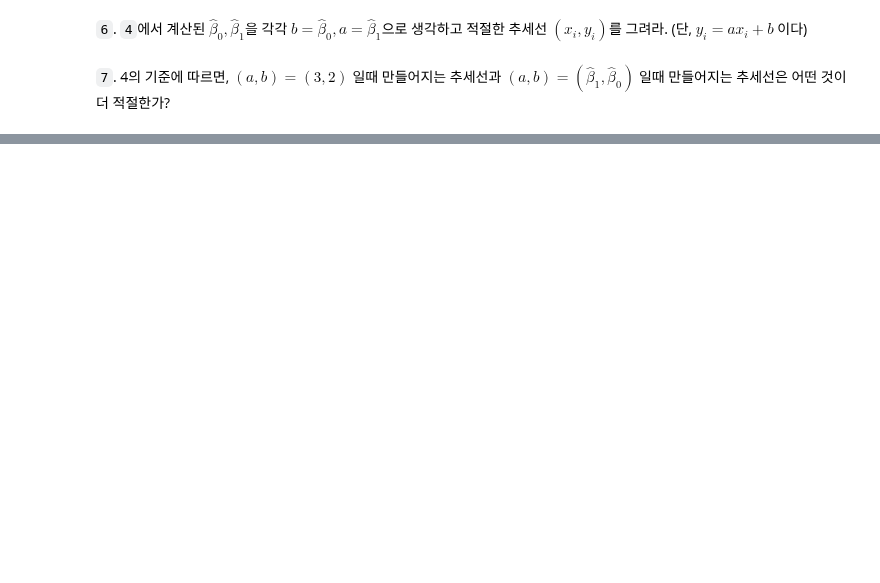
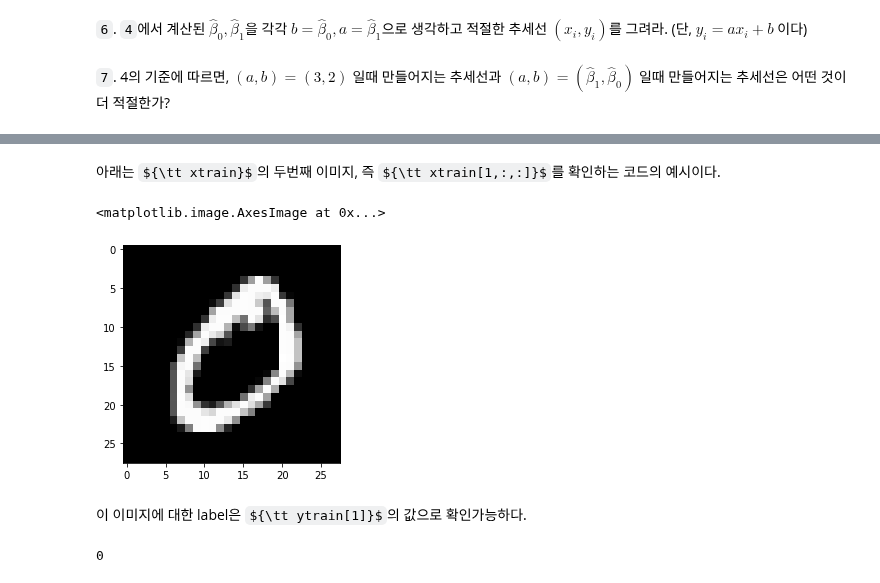
Before and after one commit to guebin/PP2023, a Jupyter notebook: posts/02_PY4DS/2023-05-01-9wk-1.ipynb, the cells around one changed output, grey strips where cells are left out. Drawn from its saved outputs; the diff is of its cells as text; code cells hidden in the pictures; some formulas as TeX source; blank space fills up the shorter version.

```diff
--- a/posts/02_PY4DS/2023-05-01-9wk-1.ipynb
+++ b/posts/02_PY4DS/2023-05-01-9wk-1.ipynb
@@ -108,7 +105,4 @@ import requests
 # %%
-import numpy as np
-import urllib.request
-
 # URL 설정
 url = 'https://github.com/guebin/PP2023/raw/main/posts/02_PY4DS/mnist.npz'
 
@@ -117,4 +111,4 @@ urllib.request.urlretrieve(url, './mnist.npz')
 
 # 데이터 로드
 data = np.load('./mnist.npz')
-x_train, y_train, x_test, y_test = data['x_train'], data['y_train'], data['x_test'], data['y_test']
+xtrain, ytrain, xtest, ytest = data['x_train'], data['y_train'], data['x_test'], data['y_test']
@@ -147,0 +131,14 @@ sum((loss.argmin(axis=1) == y_train))/ len(y_train)
+# %% [markdown]
+아래는 ${\tt xtrain}$의 두번째 이미지, 즉 ${\tt xtrain[1,:,:]}$를 확인하는 코드의 예시이다.
+# %%
+plt.imshow(xtrain[1,:,:],cmap='gray')
+# plt.imshow(xtrain[1],cmap='gray') ## 같은코드임
+# %% [output]
+<matplotlib.image.AxesImage at 0x...>
+[figure, added]
+# %% [markdown]
+이 이미지에 대한 label은 ${\tt ytrain[1]}$의 값으로 확인가능하다.
+# %%
+ytrain[1]
+# %% [output]
+0
```
Also changed, not shown: parts of 46 cells of this notebook.
